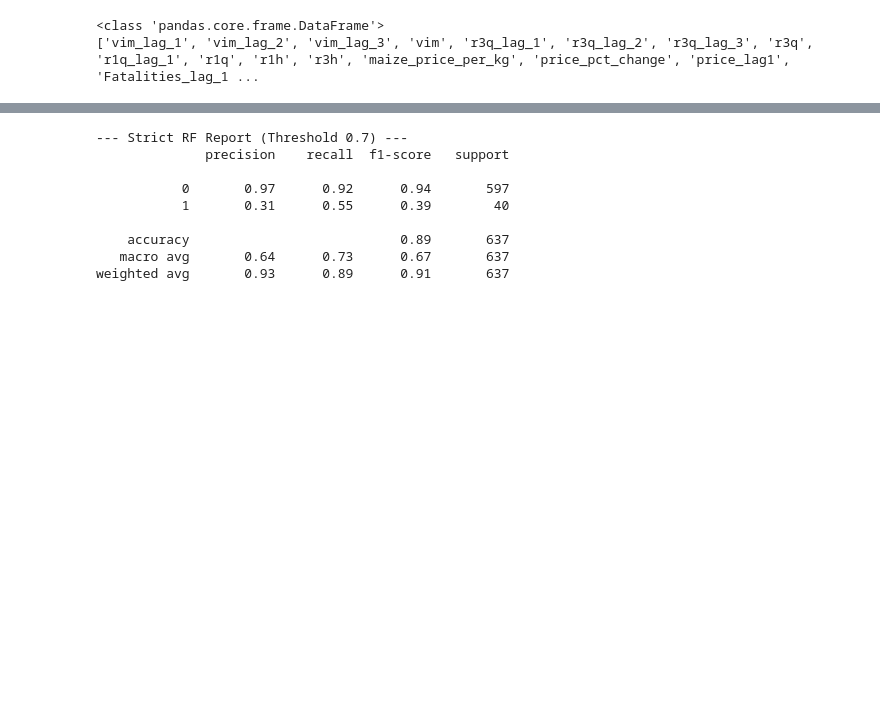
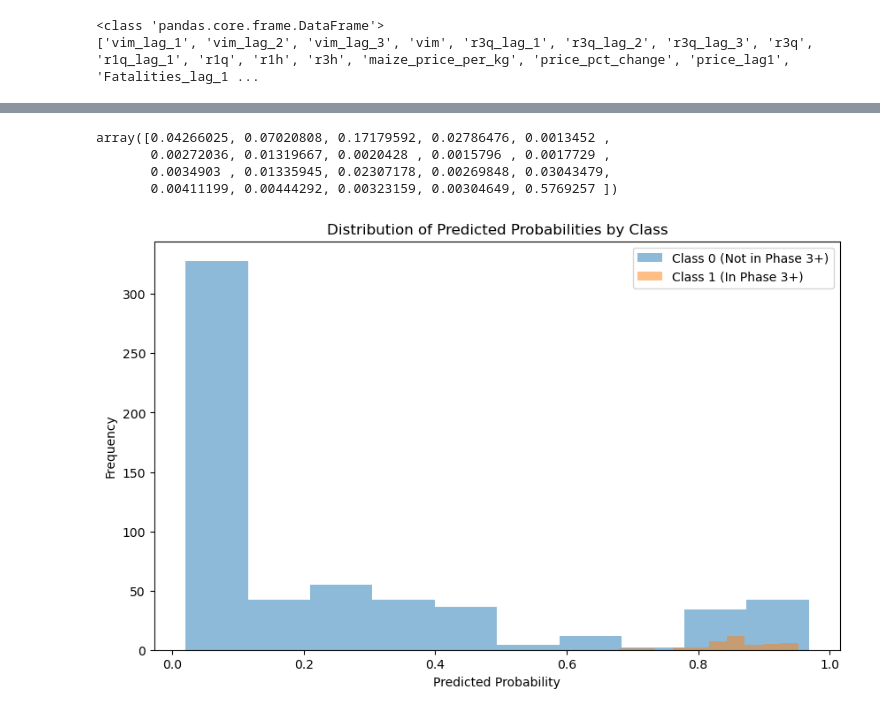
Before and after one commit to MrDenzy/PHASE-5-PROJECT---Forecasting-County-Level-Acute-Food-Insecurity-in-Kenya-Using-Climate-Shocks-Mark, a Jupyter notebook: notebooks/Main.ipynb, the cells around one changed output, grey strips where cells are left out. Saved outputs shown, nothing was run; the diff lists cells and outputs as text; code cells hidden in the pictures; blank space fills up the shorter version.

```diff
--- a/notebooks/Main.ipynb
+++ b/notebooks/Main.ipynb
@@ -1090,20 +1139,28 @@ print(X_train_rf.columns.tolist() if hasattr(X_train_rf, 'columns') else "No Col
 from imblearn.over_sampling import SMOTE
 from imblearn.pipeline import Pipeline as ImbPipeline
 from sklearn.model_selection import RandomizedSearchCV, TimeSeriesSplit
+from imblearn.ensemble import BalancedRandomForestClassifier
+
 
 # Use ImbPipeline to ensure SMOTE only happens on training folds
+# rf_master_pipe = ImbPipeline([
+#     ('scaler', StandardScaler()),
+#     ('smote', SMOTE(random_state=42)),
+#     ('rf', RandomForestClassifier(random_state=42))
+# ])
+#'smote__sampling_strategy': [0.2, 0.3, 0.4], # Don't over-smote; keep it realistic
+
 rf_master_pipe = ImbPipeline([
     ('scaler', StandardScaler()),
-    ('smote', SMOTE(random_state=42)),
-    ('rf', RandomForestClassifier(random_state=42, class_weight='balanced'))
+    ('rf', BalancedRandomForestClassifier(random_state=42))
 ])
 
 rf_param_dist = {
-    'smote__sampling_strategy': [0.3, 0.4, 0.5], # Don't over-smote; keep it realistic
-    'rf__n_estimators': [100, 200, 300],
-    'rf__max_depth': [4, 6, 8, 10],            # Tightening the cap
-    'rf__min_samples_leaf': [10, 20, 30],      # Forcing larger, more general leaves
-    'rf__max_features': ['sqrt', 0.5]          # Reducing feature noise per tree
+    'rf__n_estimators': [200, 300, 400],
+    'rf__max_depth': [3, 4, 5, 6],            # Tightening the cap
+    'rf__min_samples_leaf': [30,40,50,60],      # Forcing larger, more general leaves
+    'rf__min_samples_split': [40, 60, 80],       # Requiring more samples to split
+    'rf__max_features': ['sqrt',0.3,0.5]          # Reducing feature noise per tree
 }
 
 rf_search = RandomizedSearchCV(
@@ -1111,7 +1168,7 @@ rf_search = RandomizedSearchCV(
     param_distributions=rf_param_dist,
     n_iter=15,
     cv=TimeSeriesSplit(n_splits=5), # Time-aware cross-validation
-    scoring='f1',
+    scoring='f1_weighted',
     n_jobs=-1,
     random_state=42
 )
@@ -1139,4 +1215,4 @@ weighted avg       0.96      0.86      0.89       637
 # %%
 
-check_overfitting(best_rf, X_train_rf, y_train_rf, X_test_rf, y_test_rf, "Tuned Random Forest")
+check_overfitting_t(best_rf, X_train_rf, y_train_rf, X_test_rf, y_test_rf, threshold=0.72, name="Tuned Random Forest")
 # %% [output]
@@ -1195,23 +1223,20 @@ weighted avg       0.95      0.85      0.88       637
-# %%
-import numpy as np
-from sklearn.metrics import classification_report
-
-# Get probabilities instead of 0/1 predictions
-y_probs = rf_dynamic.predict_proba(X_test_dynamic)[:, 1]
-
-# Let's try a 70% threshold (Only alert if 70% sure)
-custom_threshold = 0.70
-y_pred_strict = (y_probs >= custom_threshold).astype(int)
-
-print(f"--- Strict RF Report (Threshold {custom_threshold}) ---")
-print(classification_report(y_test_rf, y_pred_strict))
-# %% [output]
---- Strict RF Report (Threshold 0.7) ---
-              precision    recall  f1-score   support
-
-           0       0.97      0.92      0.94       597
-           1       0.31      0.55      0.39        40
-
-    accuracy                           0.89       637
-   macro avg       0.64      0.73      0.67       637
-weighted avg       0.93      0.89      0.91       637
+# %%
+best_rf.named_steps['rf'].feature_importances_
+# %% [output]
+array([0.04266025, 0.07020808, 0.17179592, 0.02786476, 0.0013452 ,
+       0.00272036, 0.01319667, 0.0020428 , 0.0015796 , 0.0017729 ,
+       0.0034903 , 0.01335945, 0.02307178, 0.00269848, 0.03043479,
+       0.00411199, 0.00444292, 0.00323159, 0.00304649, 0.5769257 ])
+# %%
+y_pred_prob = best_rf.predict_proba(X_test_rf)[:,1]
+
+plt.figure(figsize=(10,6))
+plt.hist(y_pred_prob[y_test_rf==0], alpha=0.5, label='Class 0 (Not in Phase 3+)')
+plt.hist(y_pred_prob[y_test_rf==1], alpha=0.5, label='Class 1 (In Phase 3+)')
+plt.xlabel('Predicted Probability')
+plt.ylabel('Frequency')
+plt.title('Distribution of Predicted Probabilities by Class')
+plt.legend()
+plt.show()
+# %% [output]
+[figure, added]
```
Also changed, not shown: parts of 31 cells of this notebook.
